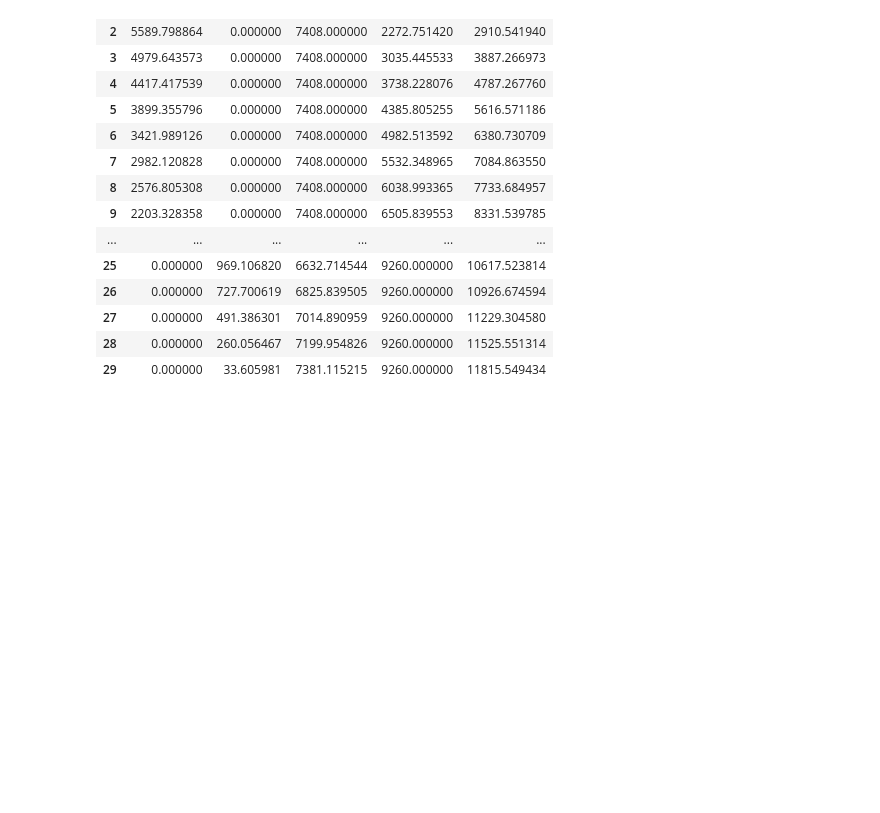
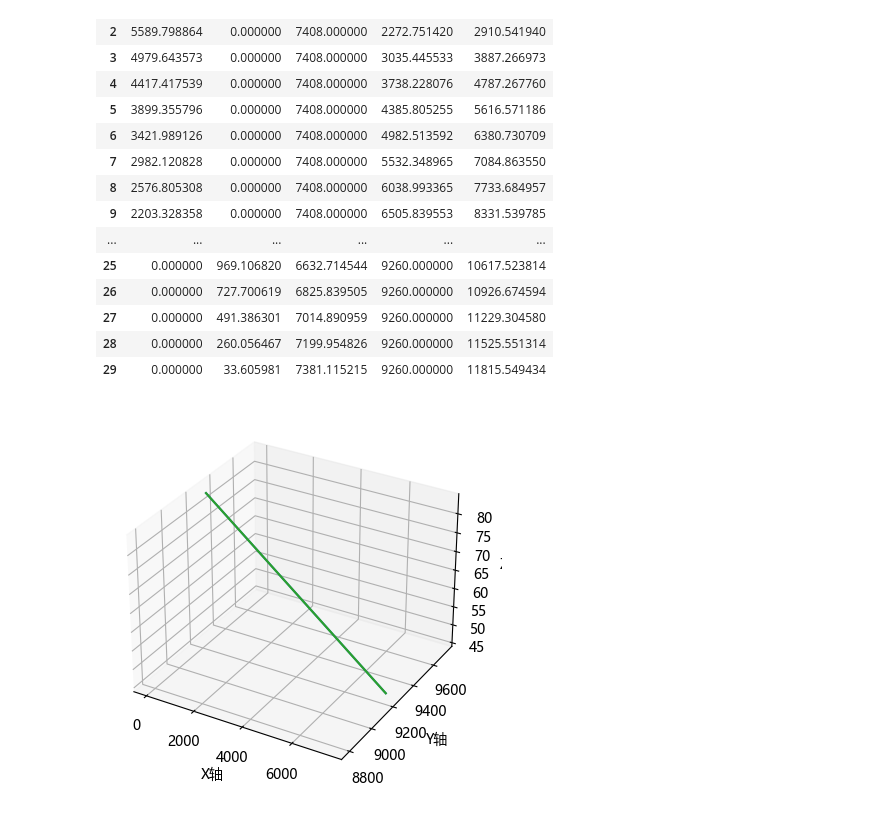
Before and after one commit to eric-gitta-moore/mcm-cn-2023, a Jupyter notebook: src/mcm_cn2023/T4/main.ipynb, the cells around one changed output. Saved outputs shown, nothing was run; the diff lists cells and outputs as text; code cells hidden in the pictures; blank space fills up the shorter version.

```diff
--- a/src/mcm_cn2023/T4/main.ipynb
+++ b/src/mcm_cn2023/T4/main.ipynb
@@ -315,3 +315,26 @@ xlsx
 | 27 | 0.000000 | 491.386301 | 7014.890959 | 9260.000000 | 11229.304580 |
 | 28 | 0.000000 | 260.056467 | 7199.954826 | 9260.000000 | 11525.551314 |
 | 29 | 0.000000 | 33.605981 | 7381.115215 | 9260.000000 | 11815.549434 |
+# %%
+import matplotlib.pyplot as plt
+from mpl_toolkits.mplot3d import Axes3D
+
+# 创建一个3D图形
+fig = plt.figure()
+ax = fig.add_subplot(111, projection="3d")
+
+ax.plot([A.x, B.x], [A.y, B.y], [A.z, B.z])
+ax.plot([A.x, C.x], [A.y, C.y], [A.z, C.z])
+ax.plot([D.x, C.x], [D.y, C.y], [D.z, C.z])
+ax.plot([D.x, B.x], [D.y, B.y], [D.z, B.z])
+
+
+# 设置坐标轴标签
+ax.set_xlabel("X轴")
+ax.set_ylabel("Y轴")
+ax.set_zlabel("Z轴")
+
+# 显示图形
+plt.show()
+# %% [output]
+[figure, added]
```
Also changed, not shown: 1 other file.
